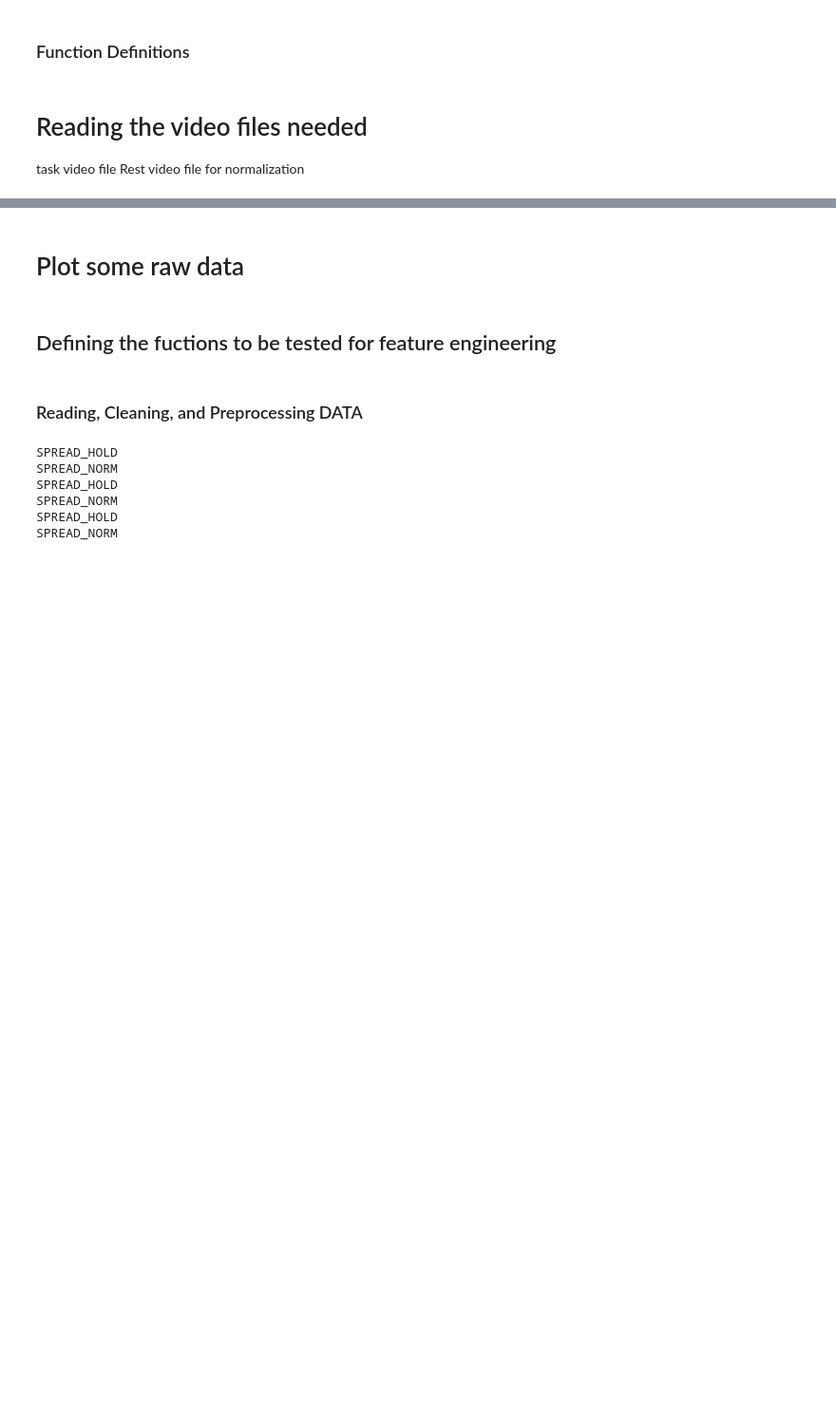
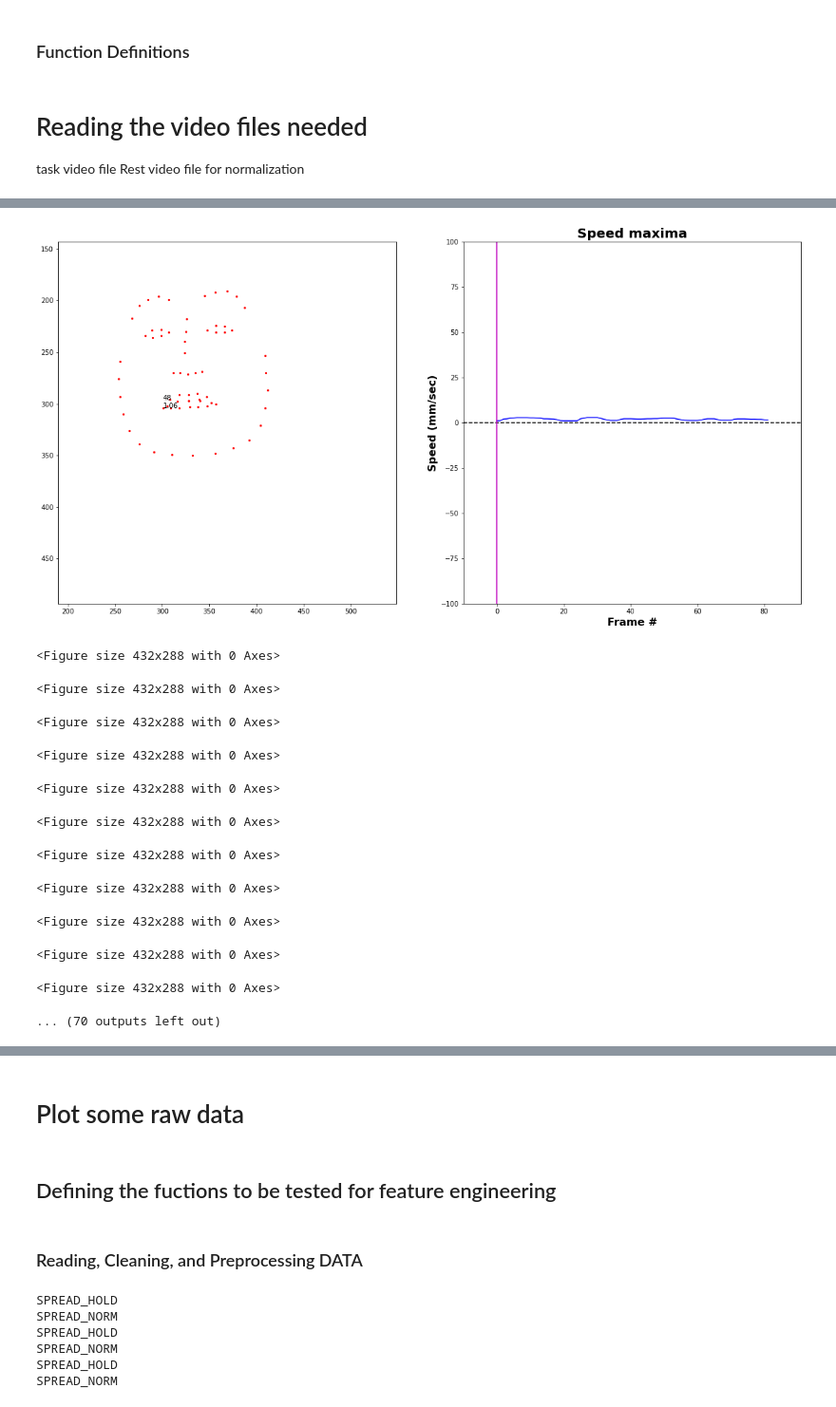
Before and after one commit to denizjafari/ClinicalScore, a Jupyter notebook: FeatureEngTesting.ipynb, the cells around one changed output, grey strips where cells are left out. Shown: that part at 95% size. Cells and saved outputs as stored; diff of their text form; code cells hidden in the pictures; blank space fills up the shorter version.

Commit message:
adding plots

```diff
--- a/FeatureEngTesting.ipynb
+++ b/FeatureEngTesting.ipynb
@@ -51,3 +54,11 @@ def cleaning_video_df(DF):
 # Reading the video files needed
 task video file
 Rest video file for normalization
+# %%
+input_csv_features = r"/Users/denizjafari/documents/CODE/ClinicalScore/ClinicalScore/results/TEST/orofacial_signals_metric_output_BBP_NORMAL.csv"
+
+input_csv_landmarks = r"/Users/denizjafari/documents/CODE/ClinicalScore/FaceData_/video_data/ALS/old/A001/landmarks_finetuned_w15/A001_02_BBP_NORMAL_landmarksFiltered.csv"
+
+df_f = pd.read_csv(input_csv_features)
+df_l = pd.read_csv(input_csv_landmarks)
+df_f.head()
@@ -53,0 +134,23 @@ Rest video file for normalization
+# %%
+# get the data per rep in order to then plot them
+feature = 'O'
+
+rep_f = df_f.loc[df_f['rep']==1]
+
+rep_y = df_l_y.loc[df_l_y['Time_Stamp (s)'].isin(rep_f.Time_Stamp.values)]
+
+rep_x = df_l_x.loc[df_l_x['Time_Stamp (s)'].isin(rep_f.Time_Stamp.values)]
+time = rep_f['Time_Stamp'].values
+rep_y= rep_y.drop('Time_Stamp (s)', axis =1)
+rep_x= rep_x.drop('Time_Stamp (s)', axis =1)
+
+rep_x = rep_x.transpose()
+
+rep_y = rep_y.transpose()
+
+speed = rep_f['O'].values
+print(rep_f.shape)
+print(rep_x.transpose().shape)
+print(rep_y.shape)
+print(len(speed))
+print(len(time))
@@ -53,0 +183,16 @@ Rest video file for normalization
+# %%
+plot_kinematics(rep_x.values, rep_y.values,48 , speed, True)
+# %% [output]
+[figure, added]
+<Figure size 432x288 with 0 Axes>
+<Figure size 432x288 with 0 Axes>
+<Figure size 432x288 with 0 Axes>
+<Figure size 432x288 with 0 Axes>
+<Figure size 432x288 with 0 Axes>
+<Figure size 432x288 with 0 Axes>
+<Figure size 432x288 with 0 Axes>
+<Figure size 432x288 with 0 Axes>
+<Figure size 432x288 with 0 Axes>
+<Figure size 432x288 with 0 Axes>
+<Figure size 432x288 with 0 Axes>
+... (70 outputs left out)
```
Also changed, not shown: parts of 11 cells of this notebook, 2 other files.
